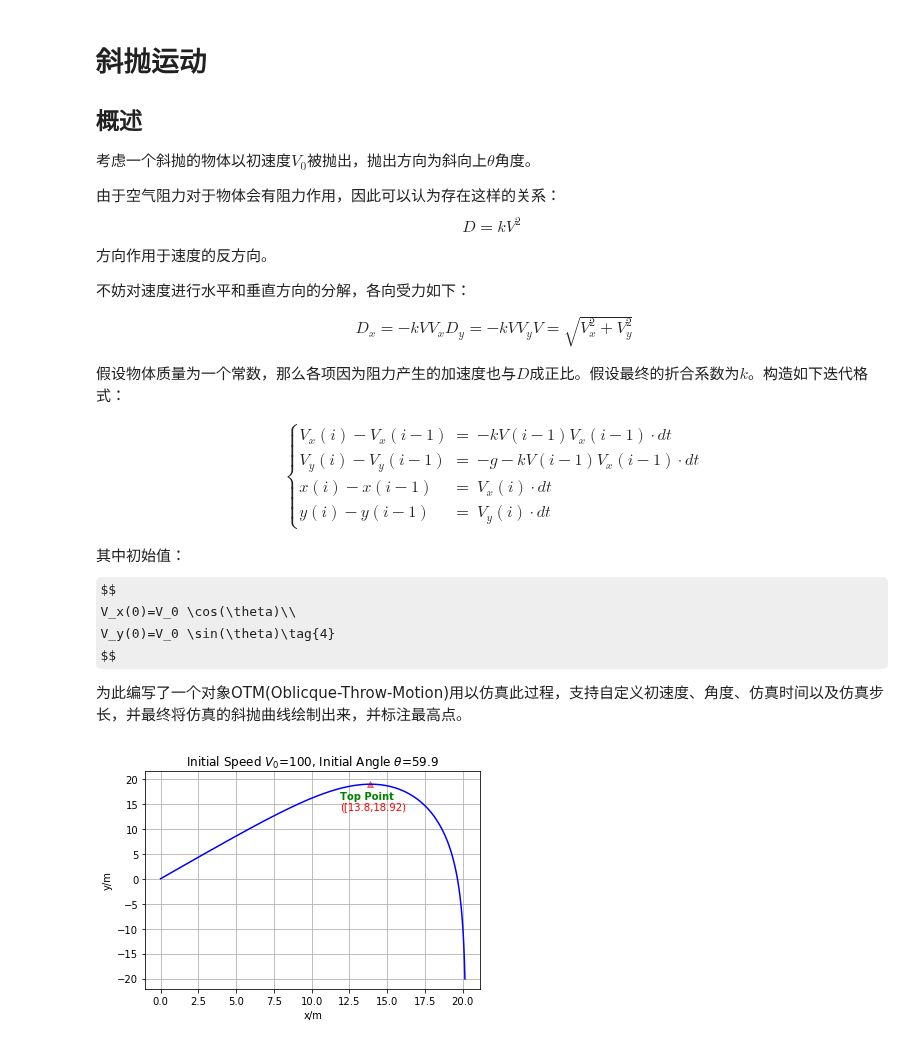
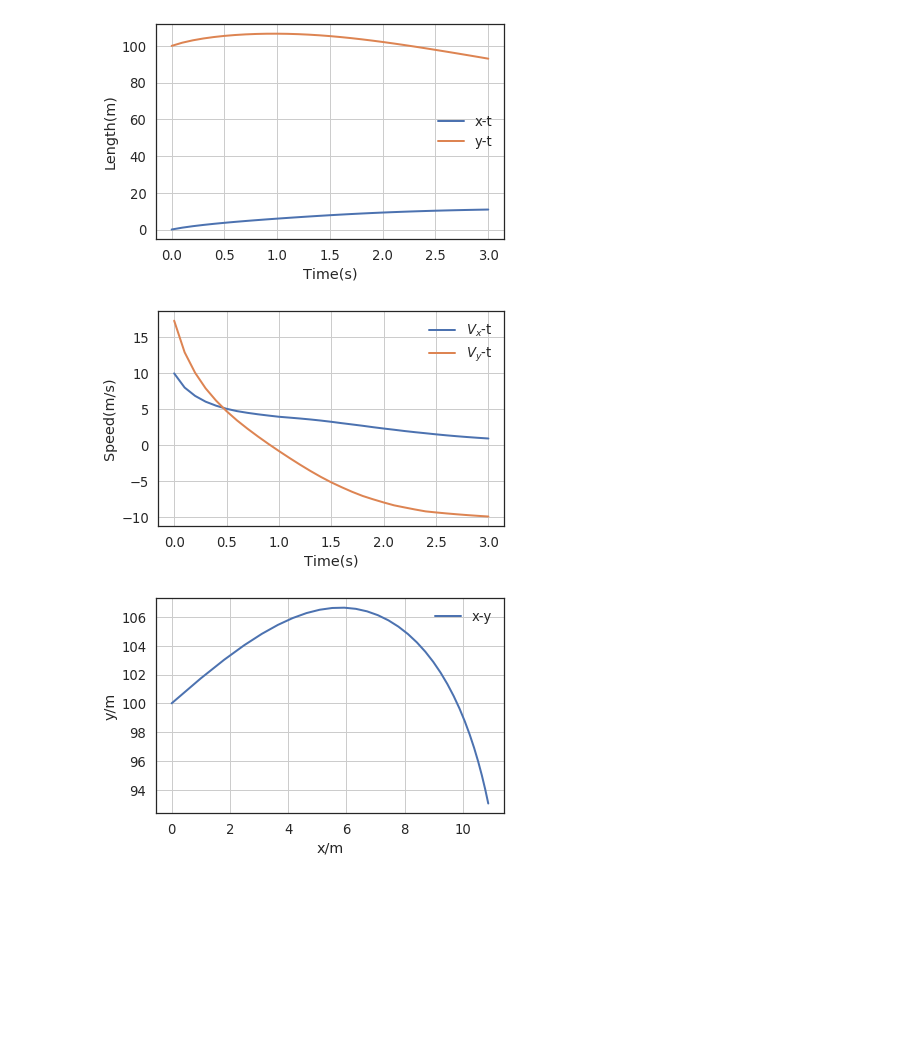
Before and after one commit to cherose2004/learning, a Jupyter notebook: project/Flight Simulation/Ch2/OTM.ipynb, the cells around one changed output. Saved outputs shown, nothing was run; the diff lists cells and outputs as text; code cells hidden in the pictures; some formulas as TeX source; blank space fills up the shorter version.

```diff
--- a/project/Flight Simulation/Ch2/OTM.ipynb
+++ b/project/Flight Simulation/Ch2/OTM.ipynb
@@ -1,43 +0,0 @@
-# %% [markdown]
-# 斜抛运动
-
-## 概述
-
-考虑一个斜抛的物体以初速度$V_0$被抛出，抛出方向为斜向上$\theta$角度。
-
-由于空气阻力对于物体会有阻力作用，因此可以认为存在这样的关系：
-$$
-D=k V^2\tag{1}
-$$
-
-方向作用于速度的反方向。
-
-不妨对速度进行水平和垂直方向的分解，各向受力如下：
-$$
-\begin{aligned}
-D_x=-k V V_x
-D_y=-k V V_y
-V=\sqrt{V_x^2+V_y^2}
-\end{aligned}\tag{2}
-$$
-
-假设物体质量为一个常数，那么各项因为阻力产生的加速度也与$D$成正比。假设最终的折合系数为$k$。构造如下迭代格式：
-
-$$
-\begin{aligned}
-\begin{cases}
-V_x(i)-V_x(i-1)&=&-k V(i-1) V_x(i-1)\cdot dt\\
-V_y(i)-V_y(i-1)&=&-g-k V(i-1) V_x(i-1)\cdot dt\\
-x(i)-x(i-1)&=&V_x(i)\cdot dt\\
-y(i)-y(i-1)&=&V_y(i)\cdot dt
-\end{cases}
-\end{aligned}\tag{3}
-$$
-
-其中初始值：
-$$
-V_x(0)=V_0 \cos(\theta)\\
-V_y(0)=V_0 \sin(\theta)\tag{4}
-$$
-
-为此编写了一个对象OTM(Oblicque-Throw-Motion)用以仿真此过程，支持自定义初速度、角度、仿真时间以及仿真步长，并最终将仿真的斜抛曲线绘制出来，并标注最高点。
@@ -101,6 +1,11 @@ class OTM:
-# %%
-a=OTM(100,np.pi/3,6,0.001)
-a.Solve()
-a.Showxy()
-# %% [output]
-[figure, removed]
+# %%
+import OTM as otm
+import numpy as np
+a=otm.OTM(0,100,20,np.pi/3,0.1,3,0.1)
+a.Show_xy_t()
+a.Show_Vxy_t()
+a.Show_position()
+# %% [output]
+[figure, added]
+[figure, added]
+[figure, added]
```
Also changed, not shown: parts of 1 cell of this notebook, 6 other files.
